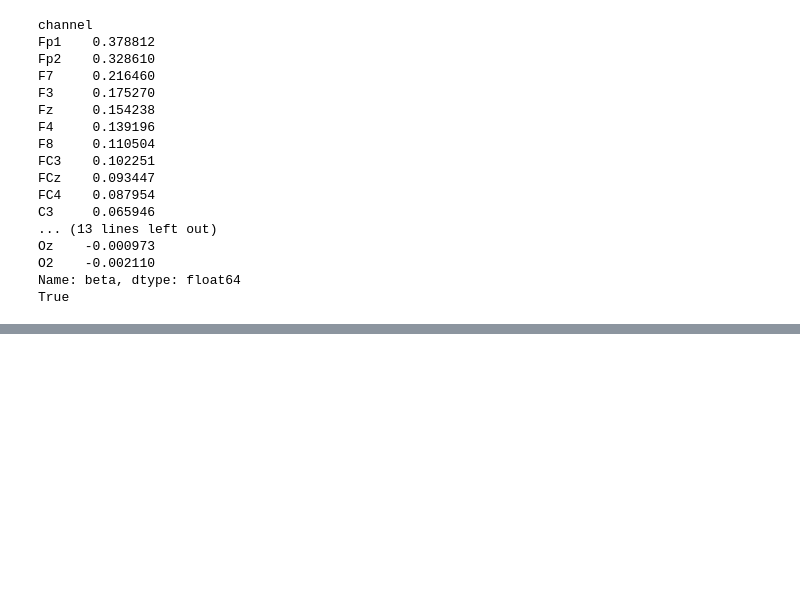
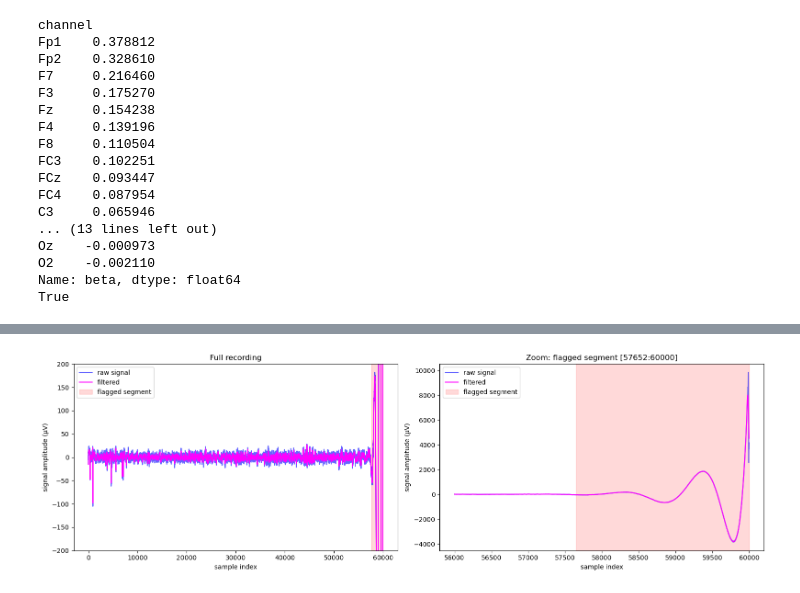
Before and after one commit to romy-weinstock/eeg-rtms-response-prediction, a Jupyter notebook: notebooks/02_preprocessing_pilot.ipynb, the cells around one changed output, grey strips where cells are left out. Saved outputs shown, nothing was run; the diff lists cells and outputs as text; code cells hidden in the pictures; blank space fills up the shorter version.

```diff
--- a/notebooks/02_preprocessing_pilot.ipynb
+++ b/notebooks/02_preprocessing_pilot.ipynb
@@ -1360,0 +1468,33 @@ matching the authors' structure. Output: `corrected_channels` (dict, 26 keys) an
+# %%
+## Visual confirmation of HEOG filtering - full recording overview + zoom on flagged segment
+
+HEOG_raw_1d = HEOG_channel[0]  # flatten (1, n_samples) -> (n_samples,)
+
+fig, axs = plt.subplots(1, 2, figsize=(16, 5))
+
+#Left: full recording, to check for real saccadic structure elsewhere
+full_range = range(0, len(HEOG_raw_1d))
+axs[0].plot(full_range, HEOG_raw_1d * 1e6, color='blue', alpha=0.6, label='raw signal')
+axs[0].plot(full_range, HEOG_1d * 1e6, color='magenta', label='filtered')
+axs[0].axvspan(57652, 60000, color='red', alpha=0.15, label='flagged segment')
+axs[0].set_ylim(-200, 200)
+axs[0].set_xlabel('sample index')
+axs[0].set_ylabel('signal amplitude (µV)')
+axs[0].set_title('Full recording')
+axs[0].legend()
+
+#Right: zoom on the one flagged segment, to check if it looks genuine or artefactual ---
+zoom_start, zoom_end = 56000, 60000  # some padding either side of [57652:60000] for context
+zoom_range = range(zoom_start, zoom_end)
+axs[1].plot(zoom_range, HEOG_raw_1d[zoom_start:zoom_end] * 1e6, color='blue', alpha=0.6, label='raw signal')
+axs[1].plot(zoom_range, HEOG_1d[zoom_start:zoom_end] * 1e6, color='magenta', label='filtered')
+axs[1].axvspan(57652, 60000, color='red', alpha=0.15, label='flagged segment')
+axs[1].set_xlabel('sample index')
+axs[1].set_ylabel('signal amplitude (µV)')
+axs[1].set_title('Zoom: flagged segment [57652:60000]')
+axs[1].legend()
+
+plt.tight_layout()
+plt.show()
+# %% [output]
+[figure, added]
```
Also changed, not shown: parts of 18 cells of this notebook, 2 other files.
